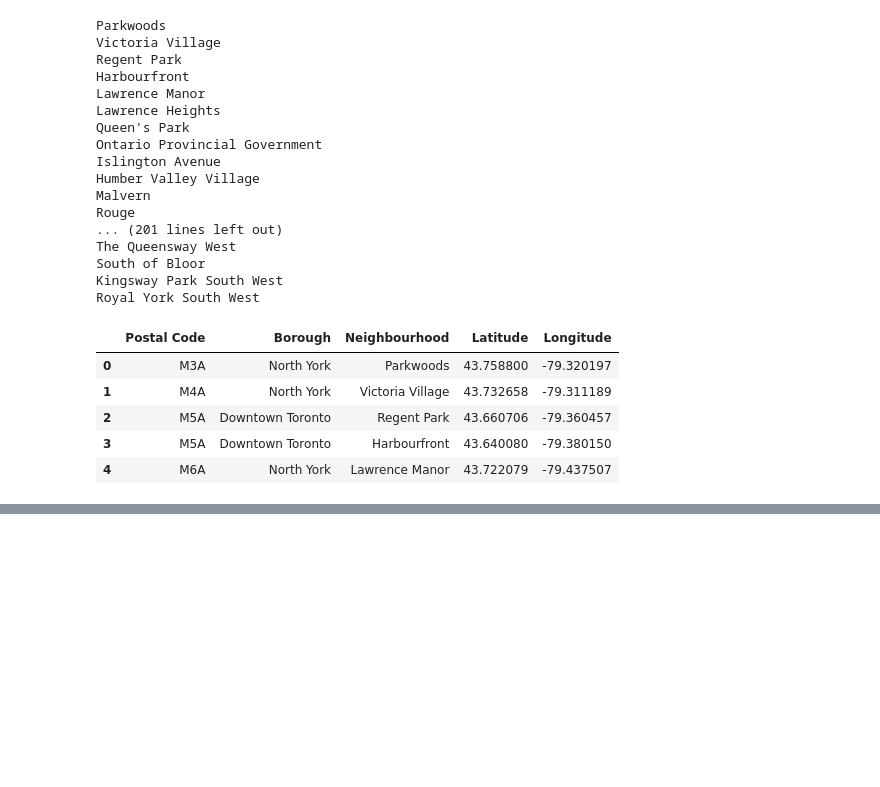
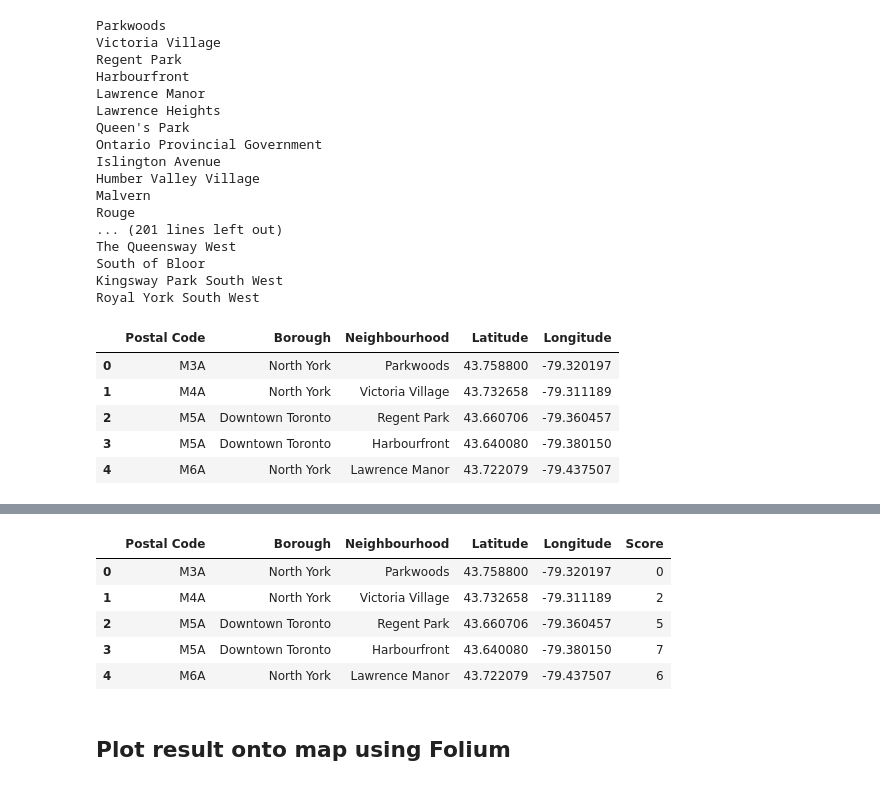
Before and after one commit to fixablecar/Coursera_DS, a Jupyter notebook: mlpy_cp4.ipynb, the cells around one changed output, grey strips where cells are left out. Cells and saved outputs as stored; diff of their text form; code cells hidden in the pictures; blank space fills up the shorter version.

```diff
--- a/mlpy_cp4.ipynb
+++ b/mlpy_cp4.ipynb
@@ -134,12 +144,10 @@ def get_category_type(row):
     else:
         return categories_list[0]['name']
 
-def getNearbyVenues(names, latitudes, longitudes, radius=500):
+def getNearbyVenues(names, latitudes, longitudes, radius=1000):
 
     venues_list=[]
     for name, lat, lng in zip(names, latitudes, longitudes):
-        print(name)
-
         # create the API request URL
         url = 'https://api.foursquare.com/v2/venues/explore?&client_id={}&client_secret={}&v={}&ll={},{}&radius={}&limit={}'.format(
             CLIENT_ID,
@@ -164,7 +172,7 @@ def getNearbyVenues(names, latitudes, longitudes, radius=500):
             v['venue']['categories'][0]['name']) for v in results])
 
     nearby_venues = pd.DataFrame([item for venue_list in venues_list for item in venue_list])
-    nearby_venues.columns = ['Neighborhood',
+    nearby_venues.columns = ['Neighbourhood',
                   'Neighborhood Latitude',
                   'Neighborhood Longitude',
                   'Venue',
@@ -197,3 +188,5 @@ Royal York South West
+# %%
+tr_nearby = getNearbyVenues(pc_df2["Neighbourhood"], pc_df2["Latitude"], pc_df2["Longitude"], radius=1000)
 # %%
 ny_nearby.shape
 # %% [output]
@@ -240,12 +236,12 @@ def neibourhood_score(df):
                 "Bus Stop", "Bus Station", "Police Station", "Fire Station", "Hospital",
                 "Medical Center", "Pier", "Shopping Plaza", "Shopping Mall", "Supermarket",
                "Grocery Store", "Department Store", "Convenience Store", "Waterfront", "Park",
-               "National Park","Harbor / Marina"]
+               "National Park","Harbor / Marina", "Beach", "Bay", "Art Museum", "Museum"]
     neg_list = ["Prison", "Military Base", "Power Plant", "Waste Facility", "Airport",
-                "Gas Station", "Funeral Home"]
+                "Gas Station", "Funeral Home", "Cemetery"]
     onehot = pd.get_dummies(df[['Venue Category']], prefix="", prefix_sep="")
-    onehot['Neighborhood'] = df['Neighborhood']
-    onehot_grp = onehot.groupby("Neighborhood").sum()
+    onehot['Neighbourhood'] = df['Neighbourhood']
+    onehot_grp = onehot.groupby("Neighbourhood").sum()
     onehot_col = onehot_grp.columns
     score = onehot_grp.get(set(onehot_col).intersection(set(pos_list))).sum(axis=1) - onehot_grp.get(set(onehot_col).intersection(set(neg_list))).sum(axis=1)
     return score
@@ -268,0 +269,3 @@ Length: 302, dtype: int64
+# %%
+tr_score = neibourhood_score(tr_nearby)
+tr_score.sort_values()
@@ -268,0 +300,14 @@ Length: 302, dtype: int64
+# %%
+temp = pd.DataFrame(tr_score,columns=["Score"])
+temp.reset_index(level="Neighbourhood",inplace=True)
+tr_df2 = pc_df2.merge(temp, on="Neighbourhood").drop_duplicates("Neighbourhood")
+tr_df2.head()
+# %% [output]
+|  | Postal Code | Borough | Neighbourhood | Latitude | Longitude | Score |
+| 0 | M3A | North York | Parkwoods | 43.758800 | -79.320197 | 0 |
+| 1 | M4A | North York | Victoria Village | 43.732658 | -79.311189 | 2 |
+| 2 | M5A | Downtown Toronto | Regent Park | 43.660706 | -79.360457 | 5 |
+| 3 | M5A | Downtown Toronto | Harbourfront | 43.640080 | -79.380150 | 7 |
+| 4 | M6A | North York | Lawrence Manor | 43.722079 | -79.437507 | 6 |
+# %% [markdown]
+## Plot result onto map using Folium
```
Also changed, not shown: parts of 31 cells of this notebook.
